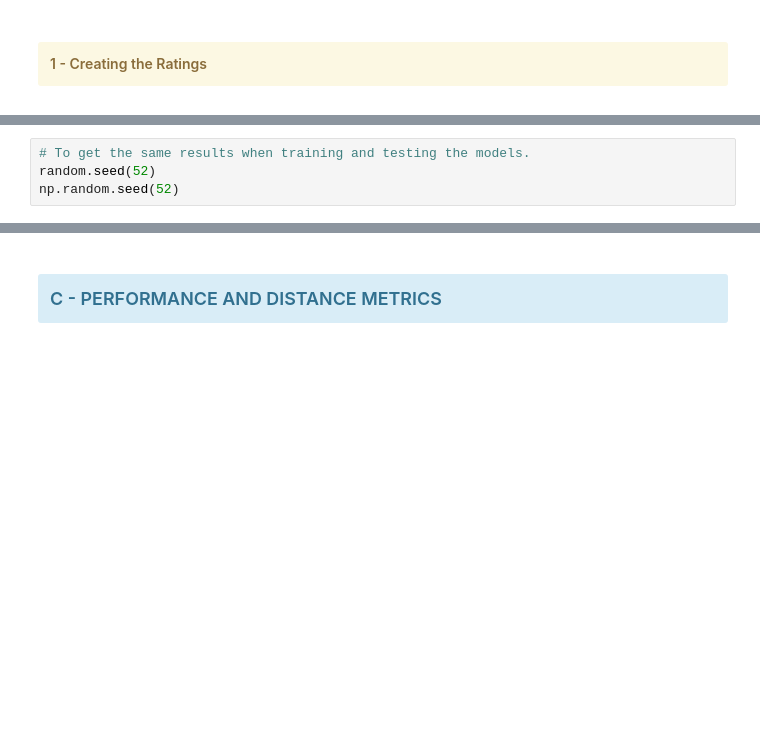
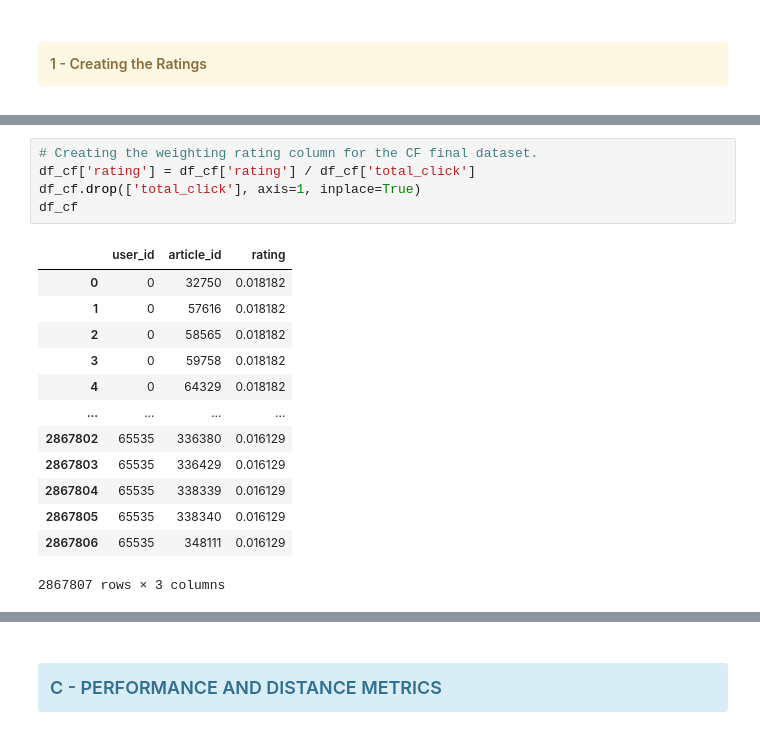
Before and after one commit to jfsubrini/ia-project9, a Jupyter notebook: Subrini_JeanFrancois_2_scripts_012023.ipynb, the cells around one changed output, grey strips where cells are left out. Drawn from its saved outputs; the diff is of its cells as text; blank space fills up the shorter version.

```diff
--- a/Subrini_JeanFrancois_2_scripts_012023.ipynb
+++ b/Subrini_JeanFrancois_2_scripts_012023.ipynb
@@ -891,4 +887,19 @@ df_cf.rating.max()
-# %%
-# To get the same results when training and testing the models.
-random.seed(52)
-np.random.seed(52)
+# %%
+# Creating the weighting rating column for the CF final dataset.
+df_cf['rating'] = df_cf['rating'] / df_cf['total_click']
+df_cf.drop(['total_click'], axis=1, inplace=True)
+df_cf
+# %% [output]
+|  | user_id | article_id | rating |
+| 0 | 0 | 32750 | 0.018182 |
+| 1 | 0 | 57616 | 0.018182 |
+| 2 | 0 | 58565 | 0.018182 |
+| 3 | 0 | 59758 | 0.018182 |
+| 4 | 0 | 64329 | 0.018182 |
+| ... | ... | ... | ... |
+| 2867802 | 65535 | 336380 | 0.016129 |
+| 2867803 | 65535 | 336429 | 0.016129 |
+| 2867804 | 65535 | 338339 | 0.016129 |
+| 2867805 | 65535 | 338340 | 0.016129 |
+| 2867806 | 65535 | 348111 | 0.016129 |
+2867807 rows × 3 columns
```
Also changed, not shown: parts of 50 cells of this notebook.
